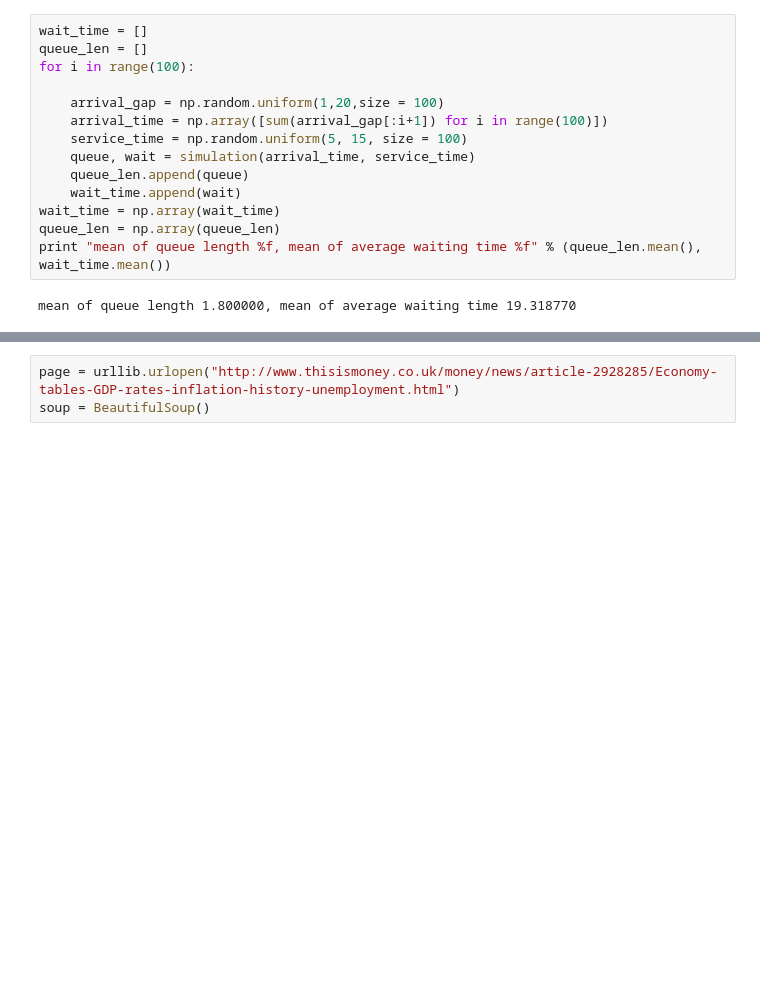
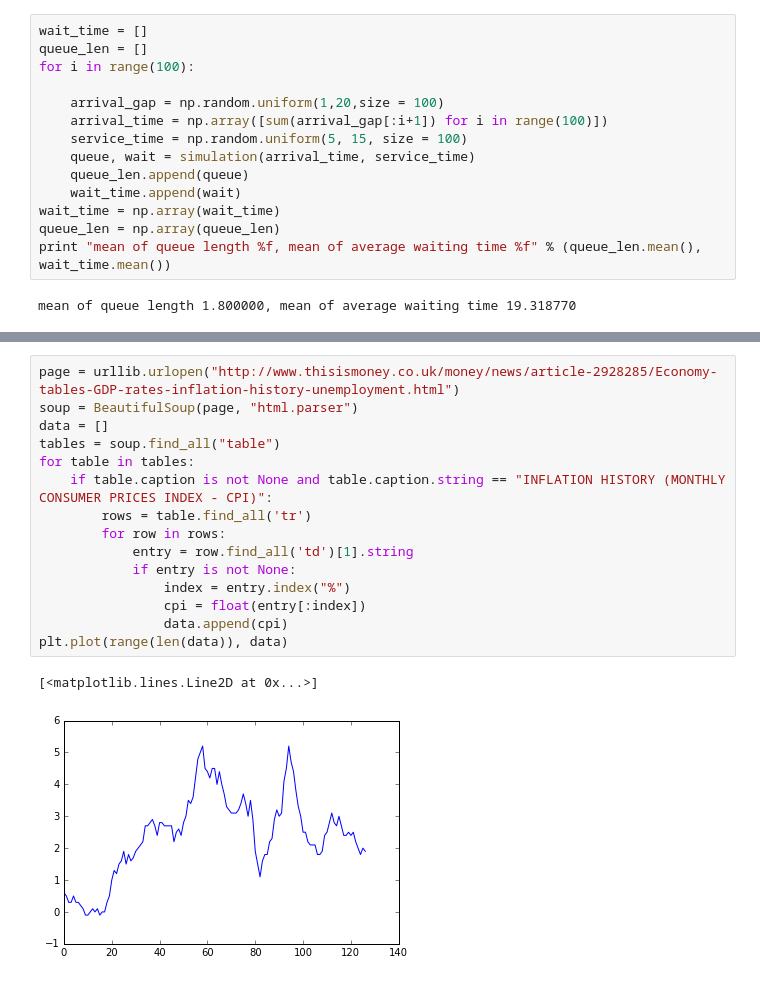
Before and after one commit to zelong430/Harvard-Data-Science, a Jupyter notebook: HW0/Datascience_HW0.ipynb, the cells around one changed output, grey strips where cells are left out. Drawn from its saved outputs; the diff is of its cells as text; blank space fills up the shorter version.

```diff
--- a/HW0/Datascience_HW0.ipynb
+++ b/HW0/Datascience_HW0.ipynb
@@ -373,6 +373,21 @@ $\mathtt{http://www.thisismoney.co.uk/money/news/article-2928285/Economy-tables-
 Extract the Inflation History table and load it into a numpy array.
 
 Generate a line graph representing the trend of consumer price index vs time (in months).
-# %%
-page = urllib.urlopen("http://www.thisismoney.co.uk/money/news/article-2928285/Economy-tables-GDP-rates-inflation-history-unemployment.html")
-soup = BeautifulSoup()
+# %%
+page = urllib.urlopen("http://www.thisismoney.co.uk/money/news/article-2928285/Economy-tables-GDP-rates-inflation-history-unemployment.html")
+soup = BeautifulSoup(page, "html.parser")
+data = []
+tables = soup.find_all("table")
+for table in tables:
+    if table.caption is not None and table.caption.string == "INFLATION HISTORY (MONTHLY CONSUMER PRICES INDEX - CPI)":
+        rows = table.find_all('tr')
+        for row in rows:
+            entry = row.find_all('td')[1].string
+            if entry is not None:
+                index = entry.index("%")
+                cpi = float(entry[:index])
+                data.append(cpi)
+plt.plot(range(len(data)), data)
+# %% [output]
+[<matplotlib.lines.Line2D at 0x...>]
+[figure, added]
```
